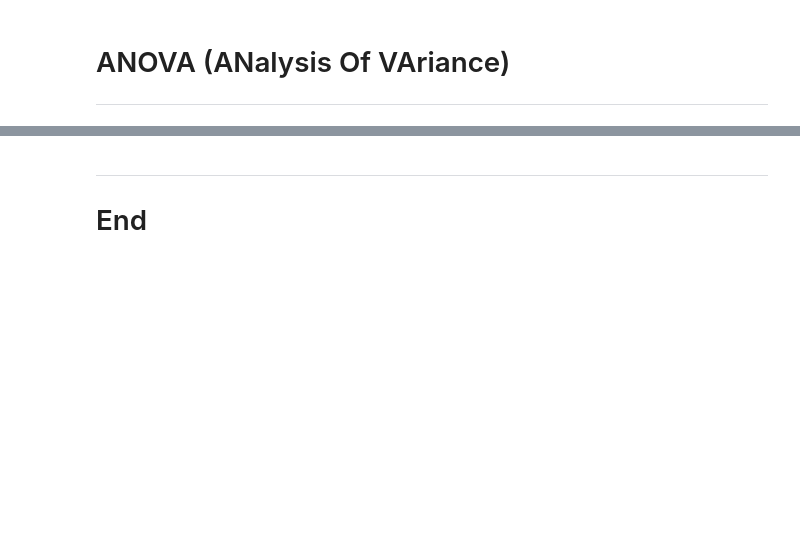
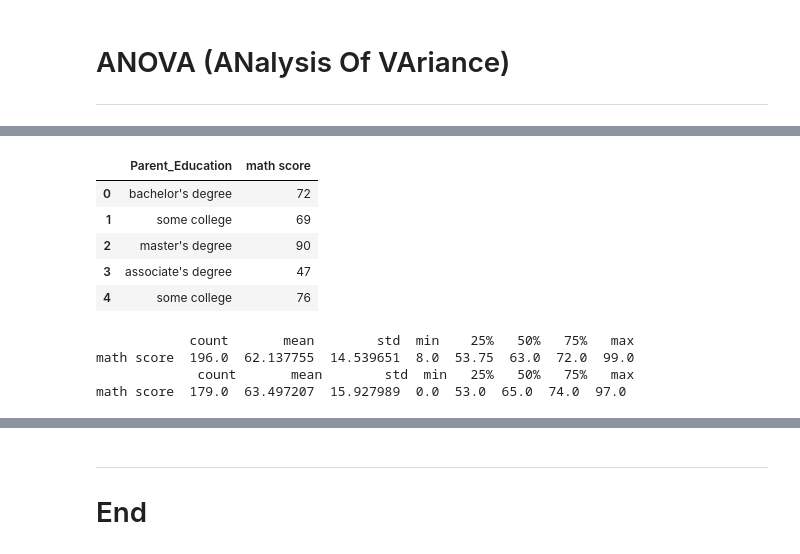
Before and after one commit to colmhiggs11/Machine_Learning_21_CH, a Jupyter notebook: Scipy_Stats.ipynb, the cells around one changed output, grey strips where cells are left out. Drawn from its saved outputs; the diff is of its cells as text; code cells hidden in the pictures; blank space fills up the shorter version.

```diff
--- a/Scipy_Stats.ipynb
+++ b/Scipy_Stats.ipynb
@@ -116,0 +169,25 @@ gaussian_gen(name='gaussian')
+# %%
+drop_cols = ['gender', 'race/ethnicity', 'lunch', 'test preparation course', 'reading score',
+       'writing score']
+
+Anova_DF = New_DF_Math.drop(drop_cols, axis = 1)
+Anova_DF.head()
+# %% [output]
+|  | Parent_Education | math score |
+| 0 | bachelor's degree | 72 |
+| 1 | some college | 69 |
+| 2 | master's degree | 90 |
+| 3 | associate's degree | 47 |
+| 4 | some college | 76 |
+# %%
+df_HS = Anova_DF[Anova_DF['Parent_Education'] == "high school"]
+df1 = Anova_DF[Anova_DF['Parent_Education'] == "some high school"]
+
+a = df_HS.describe().T
+b = df1.describe().T
+print(f'{a}\n {b}')
+# %% [output]
+            count       mean        std  min    25%   50%   75%   max
+math score  196.0  62.137755  14.539651  8.0  53.75  63.0  72.0  99.0
+             count       mean        std  min   25%   50%   75%   max
+math score  179.0  63.497207  15.927989  0.0  53.0  65.0  74.0  97.0
```
Also changed, not shown: parts of 33 cells of this notebook, 3 other files.
